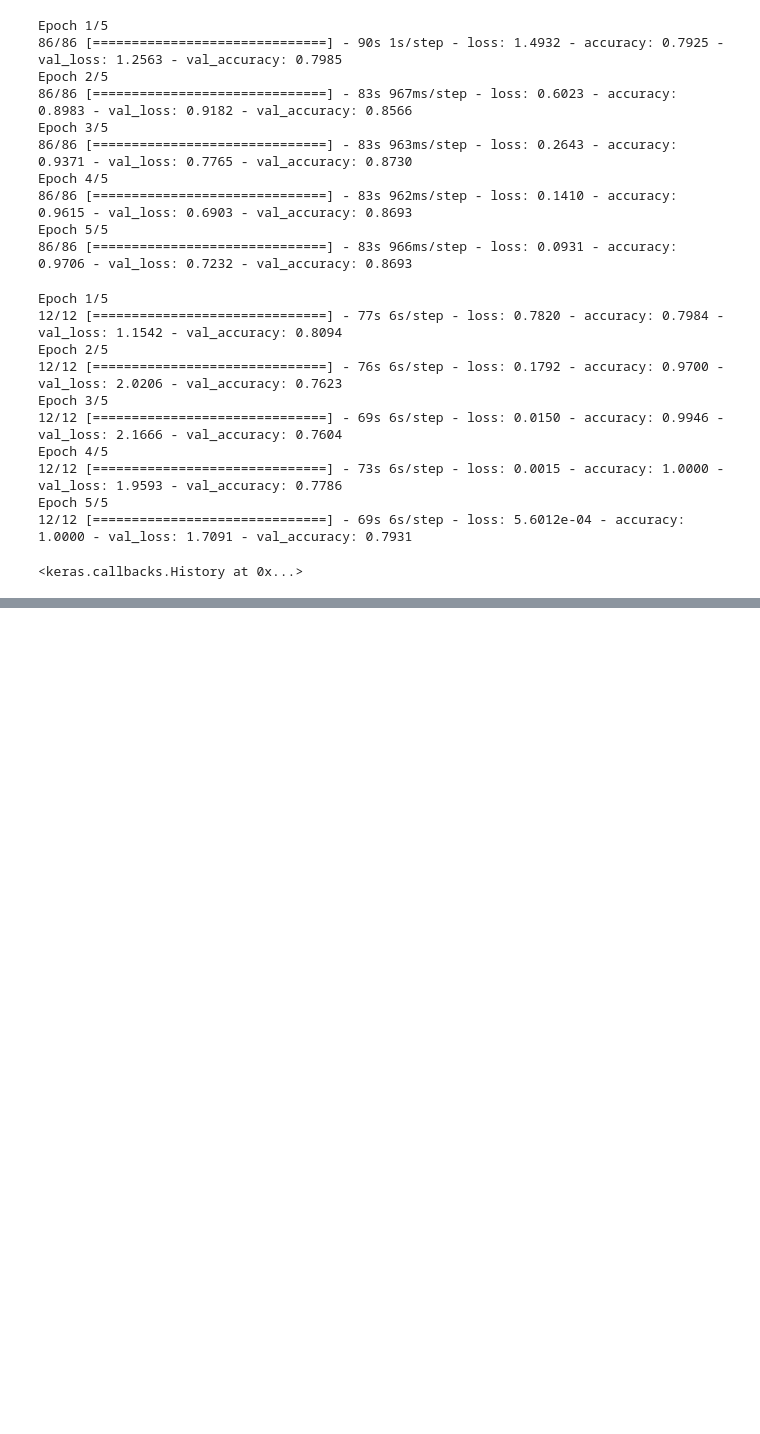
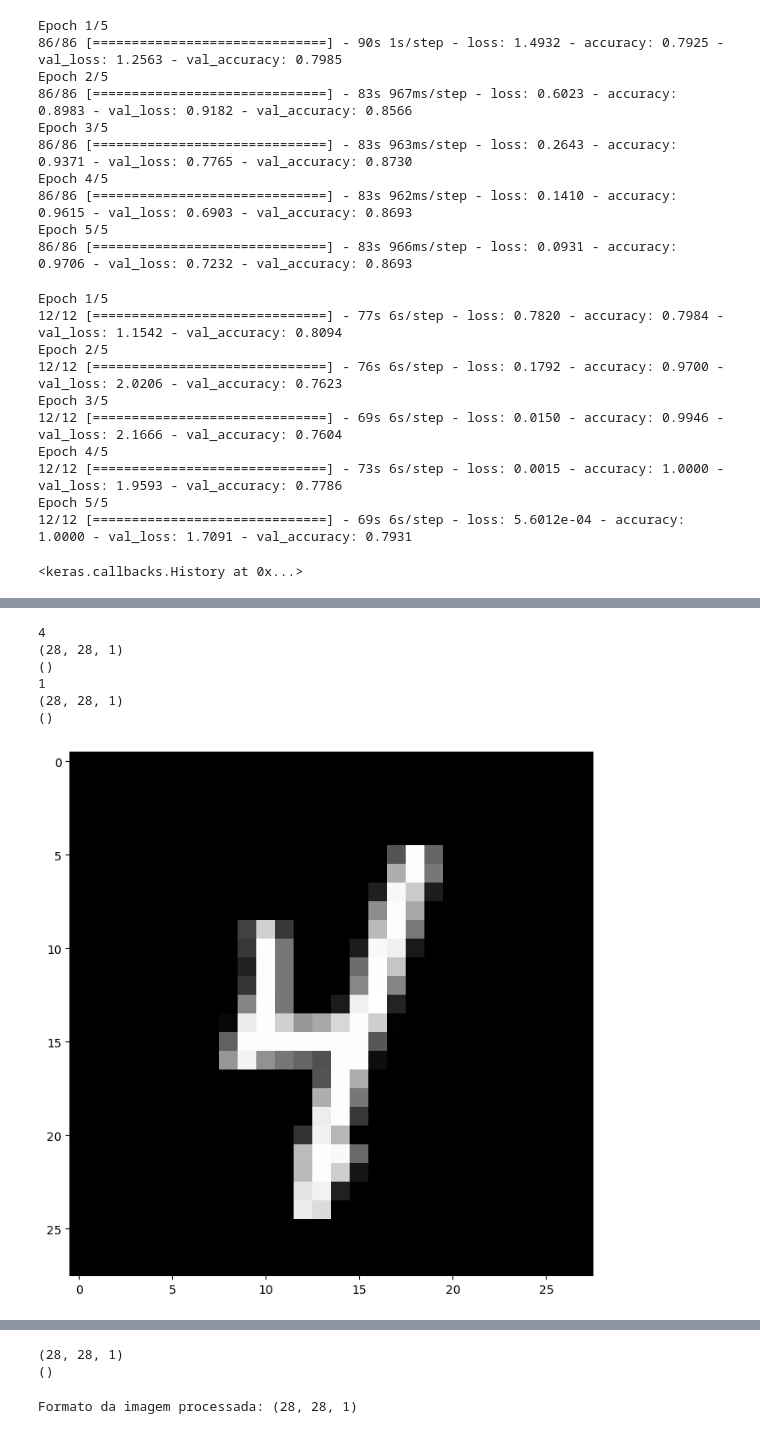
Before and after one commit to guiabbehusen/Projeto-ML-1, a Jupyter notebook: Models/camadas_convolucionais.ipynb, the cells around one changed output, grey strips where cells are left out. Cells and saved outputs as stored; diff of their text form; code cells hidden in the pictures; blank space fills up the shorter version.

```diff
--- a/Models/camadas_convolucionais.ipynb
+++ b/Models/camadas_convolucionais.ipynb
@@ -195,0 +198,2 @@ Epoch 5/5
+# %%
+dataset, info = tfds.load("mnist", with_info=True, as_supervised=True)
@@ -195,0 +229,23 @@ Epoch 5/5
+# %%
+
+import matplotlib.pyplot as plt
+j = 0
+for i in dataset["train"]:
+    print(i[1].numpy())
+    image=i[0].numpy()
+    label=i[1].numpy()
+    print(image.shape)
+    print(label.shape)
+    plt.figure(figsize=(12, 8))
+    plt.imshow(image, cmap="gray")
+    j += 1
+    if j > 1:
+        break
+# %% [output]
+4
+(28, 28, 1)
+()
+1
+(28, 28, 1)
+()
+[figure, added]
@@ -195,0 +263,14 @@ Epoch 5/5
+# %%
+for image, label in train_set_raw.take(1):  # Apenas para pegar o primeiro elemento
+    print(image.shape)  # Imprime a forma da imagem
+    print(label.shape)
+# %% [output]
+(28, 28, 1)
+()
+# %%
+import tensorflow as tf
+for image, label in train_set_raw.take(1):
+    processed_image, processed_label = preprocess(image, label)
+    print("Formato da imagem processada:", processed_image.shape)
+# %% [output]
+Formato da imagem processada: (28, 28, 1)
```
Also changed, not shown: parts of 11 cells of this notebook.
